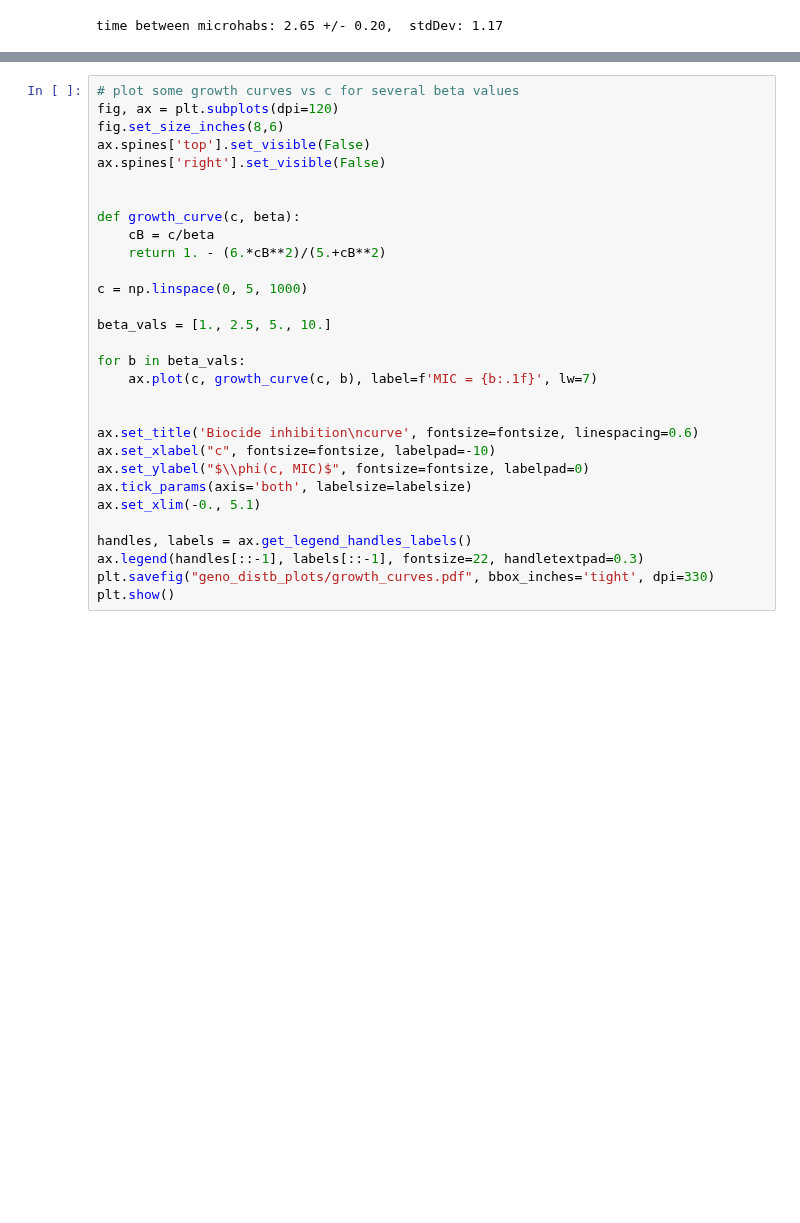
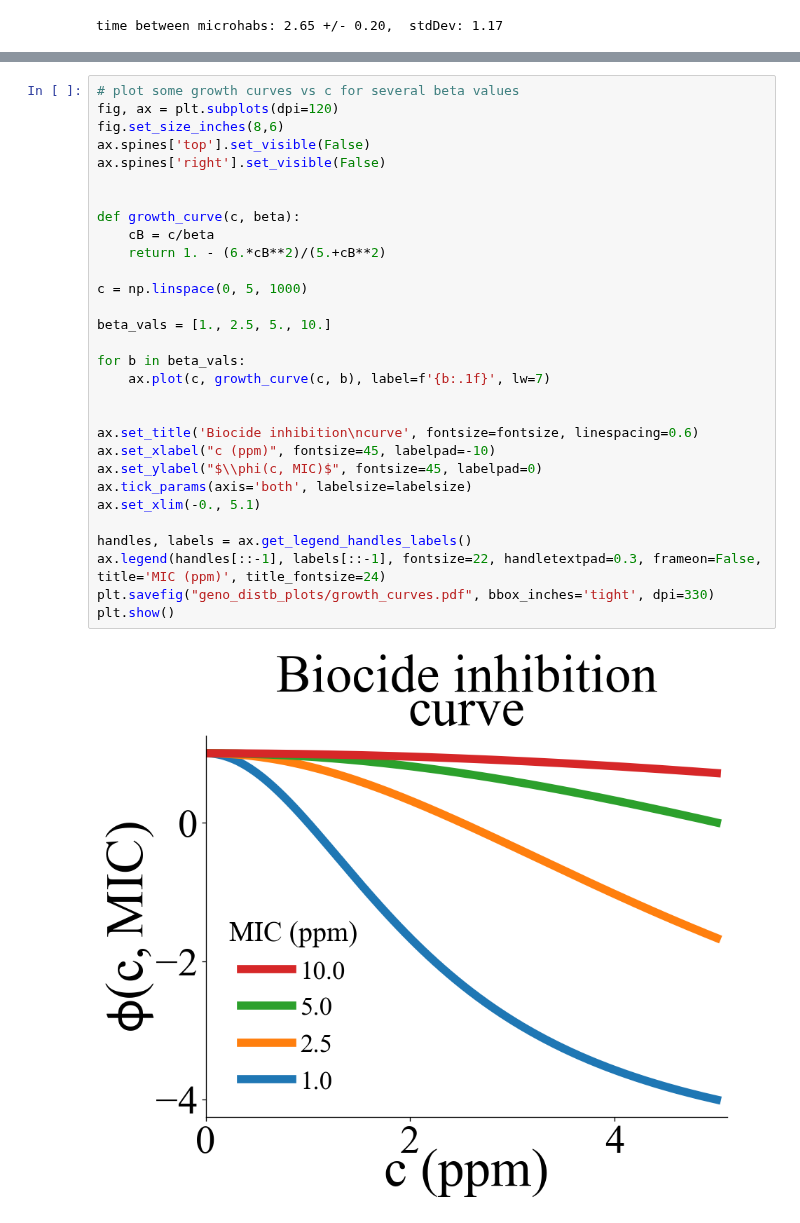
Before and after one commit to patricksinclair/multispecies_postprocessing, a Jupyter notebook: geno_distbs/varying_susceps/geno_distb_plotter.ipynb, the cells around one changed output, grey strips where cells are left out. Cells and saved outputs as stored; diff of their text form; blank space fills up the shorter version.

```diff
--- a/geno_distbs/varying_susceps/geno_distb_plotter.ipynb
+++ b/geno_distbs/varying_susceps/geno_distb_plotter.ipynb
@@ -852,30 +850,32 @@ plt.savefig("geno_distb_plots/c_gradient.pdf", bbox_inches='tight', dpi=330)
 # %%
 # plot some growth curves vs c for several beta values
 fig, ax = plt.subplots(dpi=120)
 fig.set_size_inches(8,6)
 ax.spines['top'].set_visible(False)
 ax.spines['right'].set_visible(False)
 
 
 def growth_curve(c, beta):
     cB = c/beta
     return 1. - (6.*cB**2)/(5.+cB**2)
 
 c = np.linspace(0, 5, 1000)
 
 beta_vals = [1., 2.5, 5., 10.]
 
 for b in beta_vals:
-    ax.plot(c, growth_curve(c, b), label=f'MIC = {b:.1f}', lw=7)
+    ax.plot(c, growth_curve(c, b), label=f'{b:.1f}', lw=7)
 
 
 ax.set_title('Biocide inhibition\ncurve', fontsize=fontsize, linespacing=0.6)
-ax.set_xlabel("c", fontsize=fontsize, labelpad=-10)
-ax.set_ylabel("$\\phi(c, MIC)$", fontsize=fontsize, labelpad=0)
+ax.set_xlabel("c (ppm)", fontsize=45, labelpad=-10)
+ax.set_ylabel("$\\phi(c, MIC)$", fontsize=45, labelpad=0)
 ax.tick_params(axis='both', labelsize=labelsize)
 ax.set_xlim(-0., 5.1)
 
 handles, labels = ax.get_legend_handles_labels()
-ax.legend(handles[::-1], labels[::-1], fontsize=22, handletextpad=0.3)
+ax.legend(handles[::-1], labels[::-1], fontsize=22, handletextpad=0.3, frameon=False, title='MIC (ppm)', title_fontsize=24)
 plt.savefig("geno_distb_plots/growth_curves.pdf", bbox_inches='tight', dpi=330)
 plt.show()
+# %% [output]
+[figure, added]
```
Also changed, not shown: parts of 5 cells of this notebook, 1 other file.
